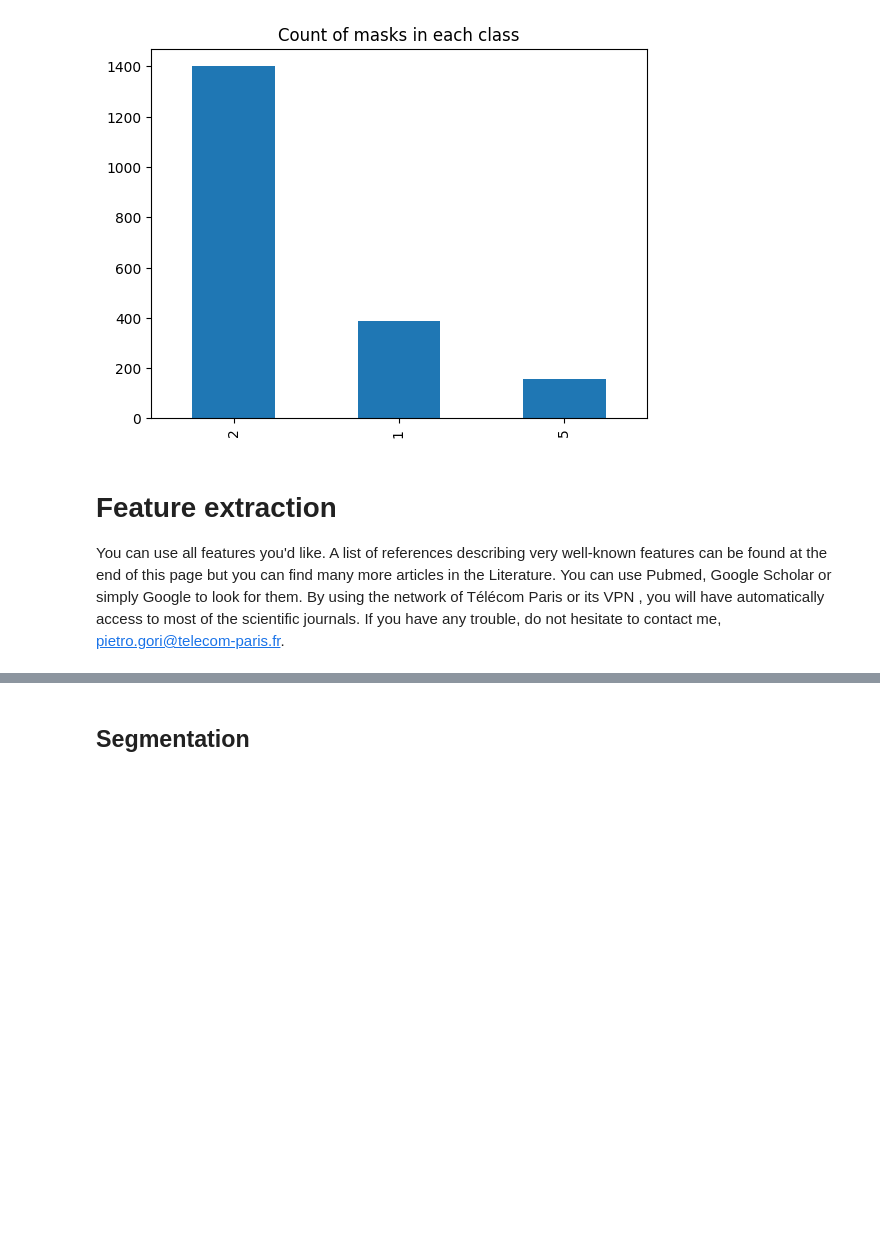
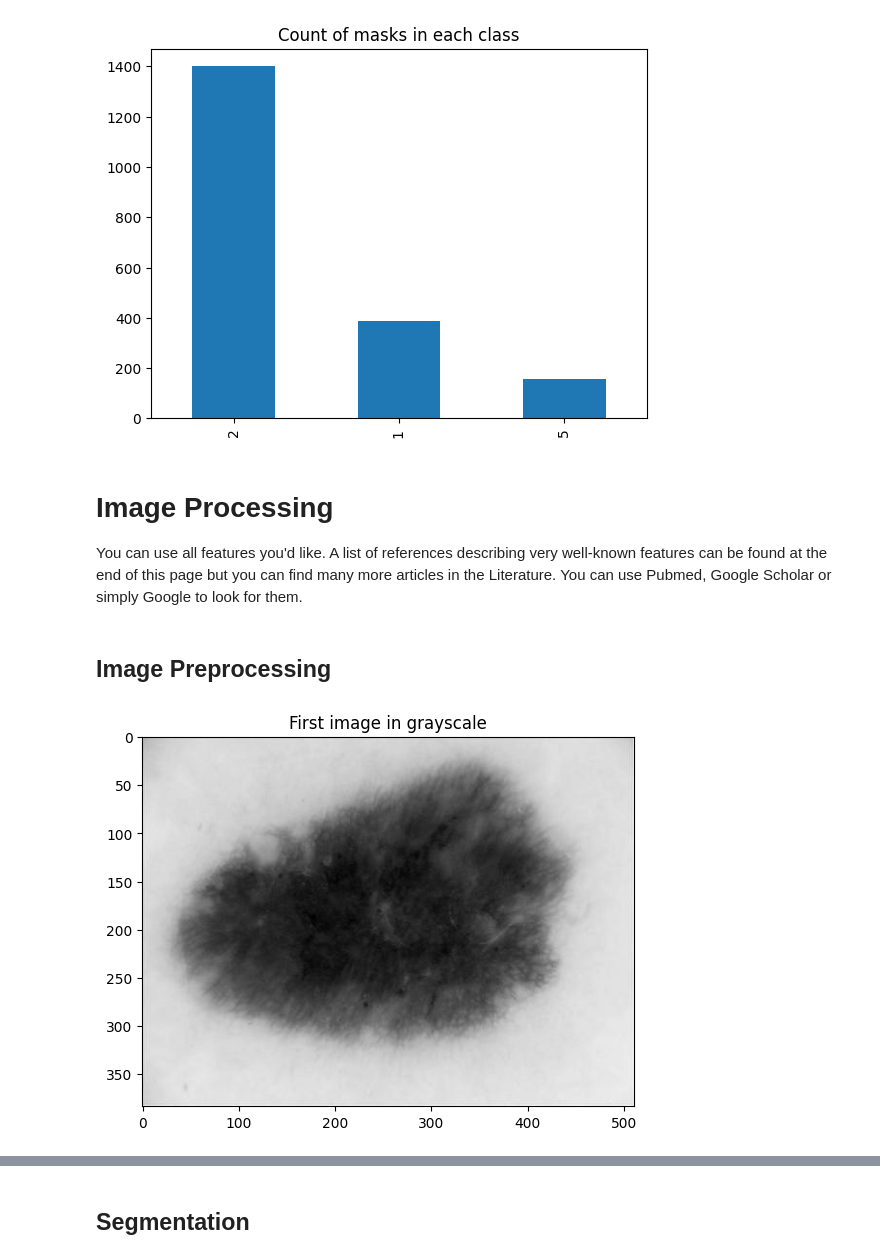
Before and after one commit to juanesriosg/IMA205-Kaggle-Challenge-2024, a Jupyter notebook: project.ipynb, the cells around one changed output, grey strips where cells are left out. Cells and saved outputs as stored; diff of their text form; code cells hidden in the pictures; blank space fills up the shorter version.

```diff
--- a/project.ipynb
+++ b/project.ipynb
@@ -205,5 +201,7 @@ plt.show()
 # %% [output]
 [figure]
 # %% [markdown]
-# Feature extraction
-You can use all features you'd like. A list of references describing very well-known features can be found at the end of this page but you can find many more articles in the Literature. You can use Pubmed, Google Scholar or simply Google to look for them. By using the network of Télécom Paris or its VPN , you will have automatically access to most of the scientific journals. If you have any trouble, do not hesitate to contact me, pietro.gori@telecom-paris.fr.
+# Image Processing
+You can use all features you'd like. A list of references describing very well-known features can be found at the end of this page but you can find many more articles in the Literature. You can use Pubmed, Google Scholar or simply Google to look for them.
+# %% [markdown]
+## Image Preprocessing
@@ -209,0 +215,7 @@ You can use all features you'd like. A list of references describing very well-k
+# %%
+# Display the first image
+plt.imshow(train_images[0][2], cmap='gray')
+plt.title('First image in grayscale')
+plt.show()
+# %% [output]
+[figure, added]
```
Also changed, not shown: parts of 31 cells of this notebook.
